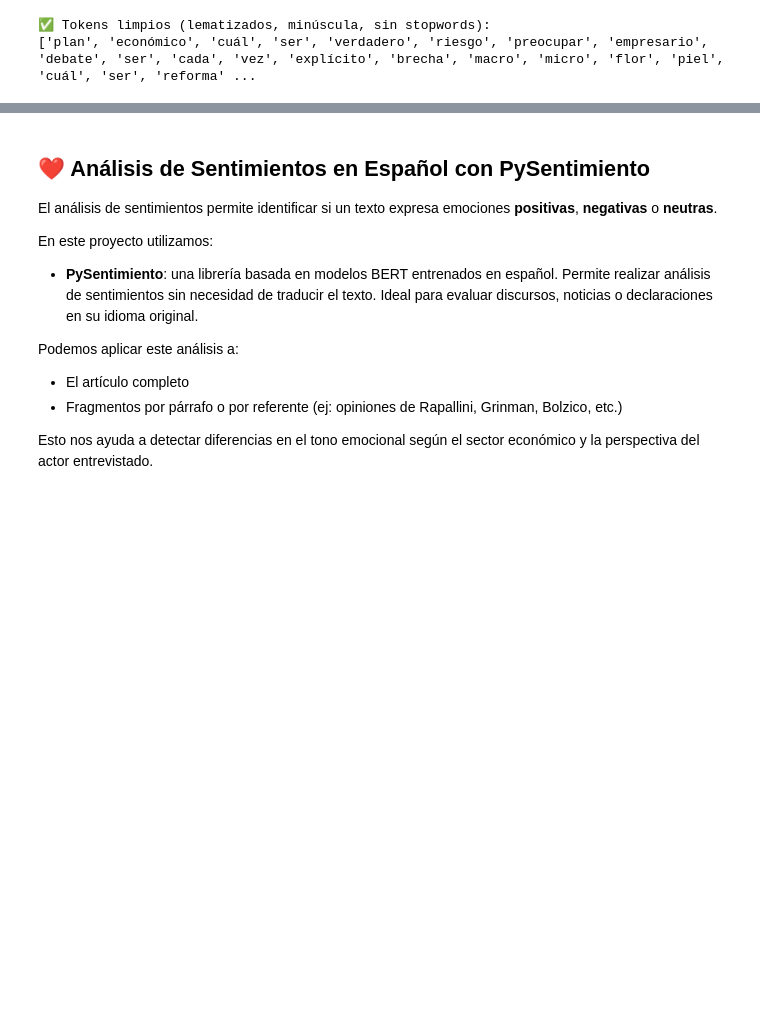
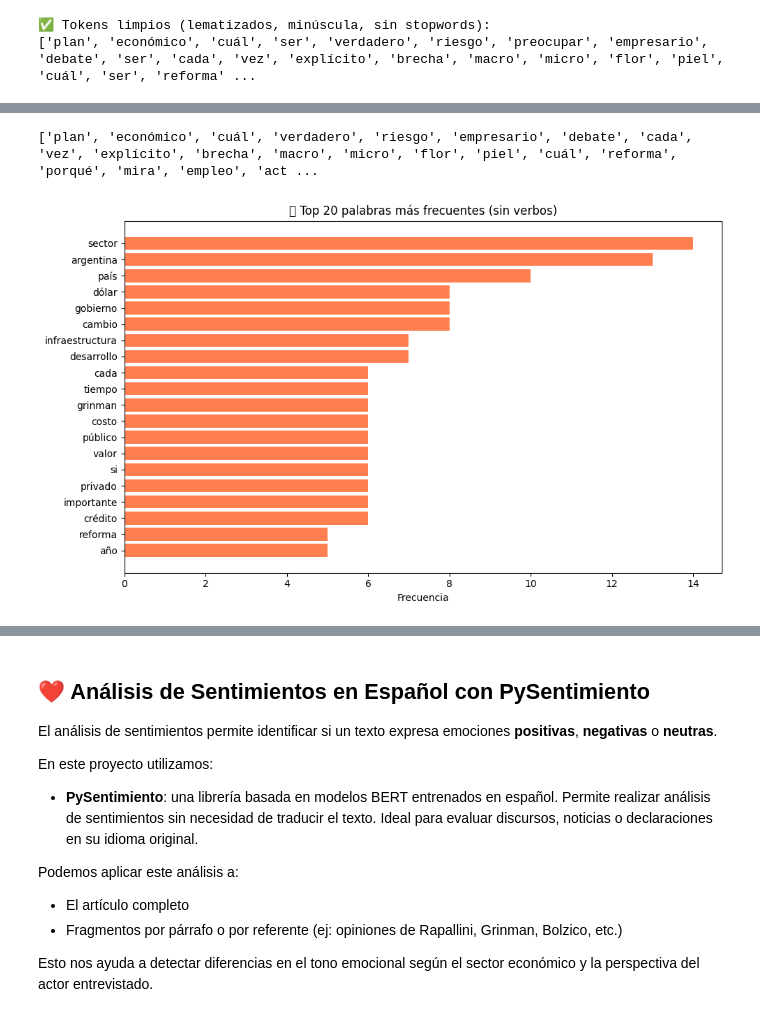
Before and after one commit to jquelas/news_articule_analysis, a Jupyter notebook: news_article_analysis.ipynb, the cells around one changed output, grey strips where cells are left out. Drawn from its saved outputs; the diff is of its cells as text; code cells hidden in the pictures; blank space fills up the shorter version.

```diff
--- a/news_article_analysis.ipynb
+++ b/news_article_analysis.ipynb
@@ -183,0 +245,40 @@ print(tokens_finales[:50])
+# %%
+# Procesamos el texto con spaCy
+doc = nlp(texto)
+
+# Lista de stopwords en español (usando nltk)
+stop_words = set(stopwords.words('spanish'))
+
+# Extraemos solo tokens que:
+# - Son alfabéticos
+# - NO son verbos (ni auxiliares)
+# - NO están en las stopwords
+# - Se lematizan y se transforman a minúsculas
+tokens_sin_verbos = [
+    token.lemma_.lower()
+    for token in doc
+    if token.is_alpha
+    and token.pos_ not in ["VERB", "AUX"]  # <- eliminamos también los auxiliares
+    and token.lemma_.lower() not in stop_words
+]
+
+print(tokens_sin_verbos[:30])
+# %% [output]
+['plan', 'económico', 'cuál', 'verdadero', 'riesgo', 'empresario', 'debate', 'cada', 'vez', 'explícito', 'brecha', 'macro', 'micro', 'flor', 'piel', 'cuál', 'reforma', 'porqué', 'mira', 'empleo', 'act ...
+# %%
+# Contar las palabras más frecuentes
+frecuencias = Counter(tokens_sin_verbos)
+mas_comunes = frecuencias.most_common(20)
+
+# Separar las palabras y sus frecuencias
+palabras, cantidades = zip(*mas_comunes)
+
+# Graficar
+plt.figure(figsize=(10, 6))
+plt.barh(palabras[::-1], cantidades[::-1], color="coral")
+plt.title("🔡 Top 20 palabras más frecuentes (sin verbos)")
+plt.xlabel("Frecuencia")
+plt.tight_layout()
+plt.show()
+# %% [output]
+[figure, added]
```
Also changed, not shown: parts of 9 cells of this notebook.
